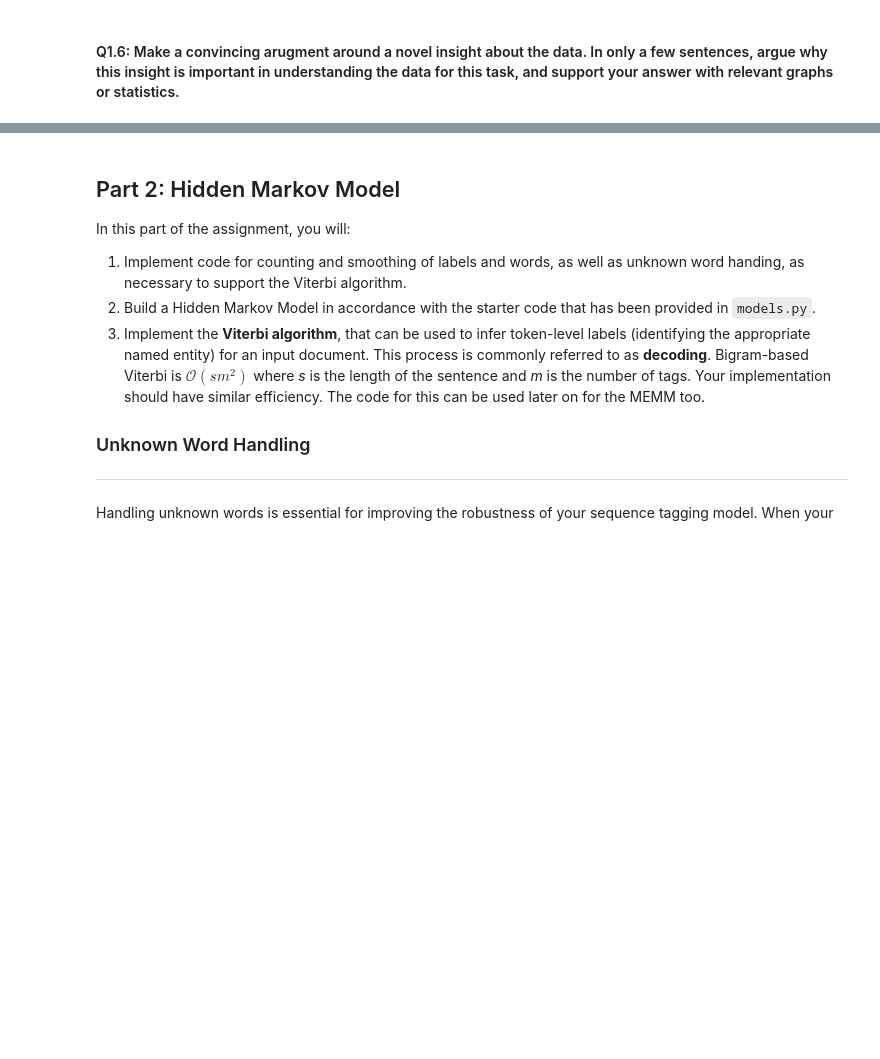
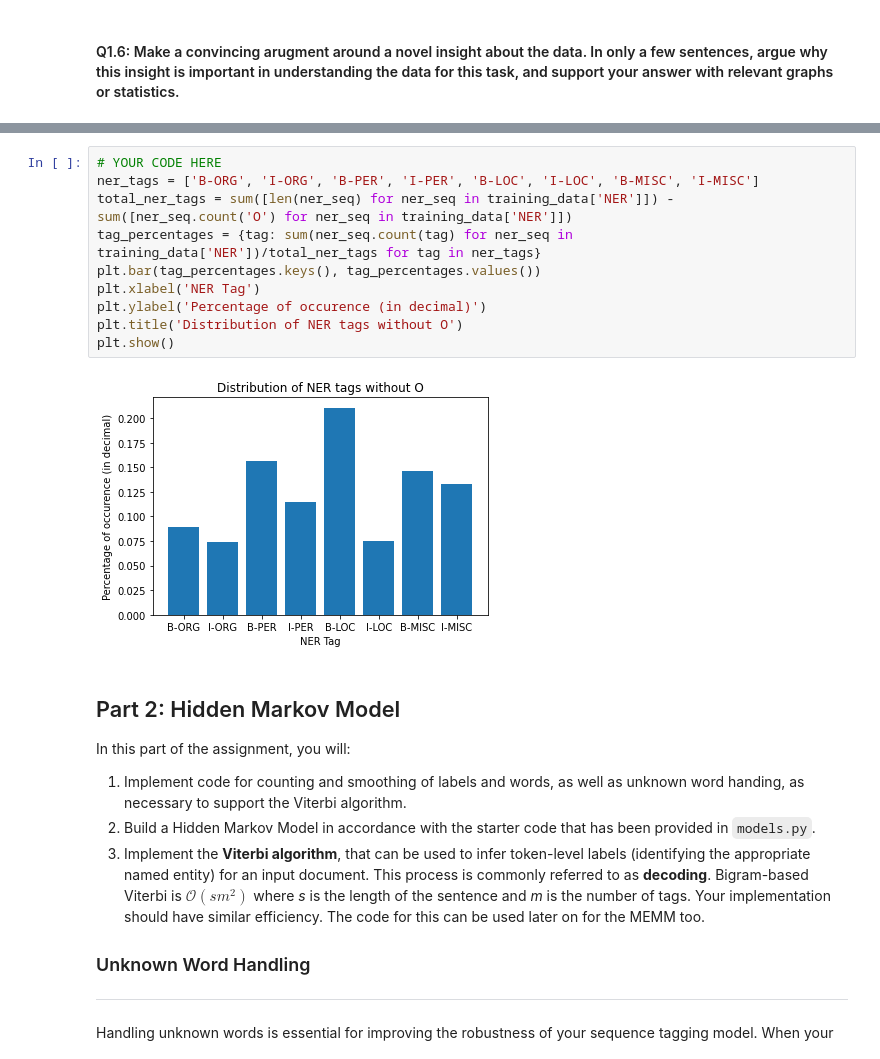
Before and after one commit to chadyu9/cs-4740, a Jupyter notebook: HW 1/hw1-student-facing.ipynb, the cells around one changed output, grey strips where cells are left out. Drawn from its saved outputs; the diff is of its cells as text; blank space fills up the shorter version.

Commit message:
chore: q1.6 with distribution of NER tags without O

```diff
--- a/HW 1/hw1-student-facing.ipynb
+++ b/HW 1/hw1-student-facing.ipynb
@@ -309,3 +307,15 @@ plt.show()
+# %%
+# YOUR CODE HERE
+ner_tags = ['B-ORG', 'I-ORG', 'B-PER', 'I-PER', 'B-LOC', 'I-LOC', 'B-MISC', 'I-MISC']
+total_ner_tags = sum([len(ner_seq) for ner_seq in training_data['NER']]) - sum([ner_seq.count('O') for ner_seq in training_data['NER']])
+tag_percentages = {tag: sum(ner_seq.count(tag) for ner_seq in training_data['NER'])/total_ner_tags for tag in ner_tags}
+plt.bar(tag_percentages.keys(), tag_percentages.values())
+plt.xlabel('NER Tag')
+plt.ylabel('Percentage of occurence (in decimal)')
+plt.title('Distribution of NER tags without O')
+plt.show()
+# %% [output]
+[figure, added]
 # %% [markdown]
 ## Part 2: Hidden Markov Model
 In this part of the assignment, you will:
```
Also changed, not shown: parts of 8 cells of this notebook.
